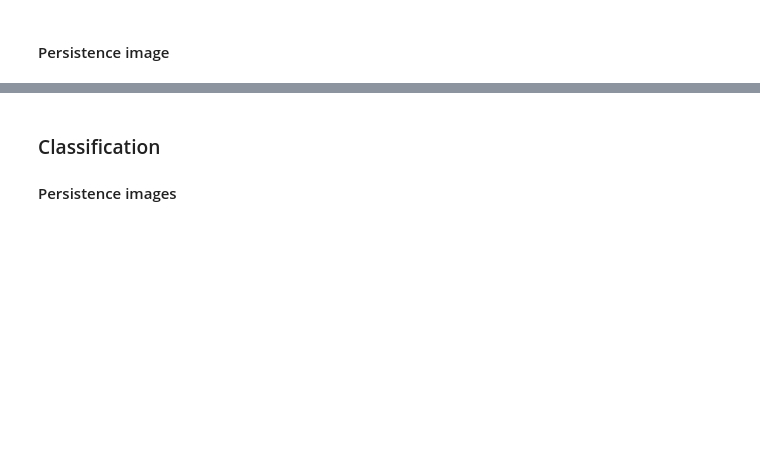
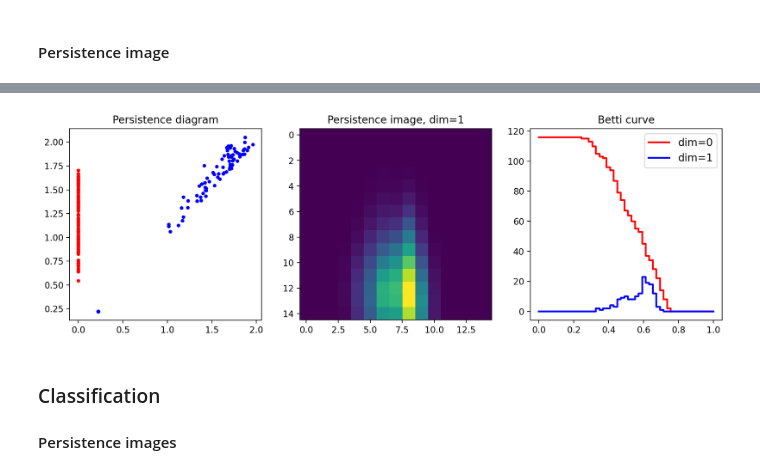
Before and after one commit to seawise/TDA-HSE-YSDA-2024, a Jupyter notebook: lecture9/seminar9.ipynb, the cells around one changed output, grey strips where cells are left out. Saved outputs shown, nothing was run; the diff lists cells and outputs as text; code cells hidden in the pictures; blank space fills up the shorter version.

```diff
--- a/lecture9/seminar9.ipynb
+++ b/lecture9/seminar9.ipynb
@@ -8,10 +8,11 @@
 !pip install --upgrade diagram2vec
 !pip install --upgrade giotto-tda
 # %%
-from __future__ import print_function
-
 %matplotlib inline
 import matplotlib.pyplot as plt
+
+import matplotlib as mpl
+mpl.rcParams.update(mpl.rcParamsDefault)
 
 import numpy as np
 
@@ -272,26 +328,28 @@ persistence_images.shape
 # %%
-idx = 4
+idx = 30
 
 diagram0, diagram1 = diagram_reshape(diagrams[idx])
 
 fig, ax = plt.subplots(ncols=3, figsize=(13.5, 4), dpi=200)
 ax[0].set_title("Persistence diagram")
 ax[1].set_title("Persistence image, dim=1")
 ax[2].set_title("Betti curve")
 
 # persistence diagram
 ax[0].scatter(diagram0[:,0], diagram0[:,1], s=10, c="r")
 ax[0].scatter(diagram1[:,0], diagram1[:,1], s=10, c="b")
 
 # persistence image
 ax[1].imshow(persistence_images[idx][1])
 
 # Betti curve
 ax[2].step(np.linspace(0,1,50), betti_curves[idx,0], color="r", where="post", linewidth=2, label="dim=0")
 ax[2].step(np.linspace(0,1,50), betti_curves[idx,1], color="b", where="post", linewidth=2, label="dim=1")
 ax[2].legend(fontsize=12)
 
 plt.show()
+# %% [output]
+[figure, added]
 # %% [markdown]
 ### Classification
 
```
Also changed, not shown: parts of 32 cells of this notebook, 2 other files.
